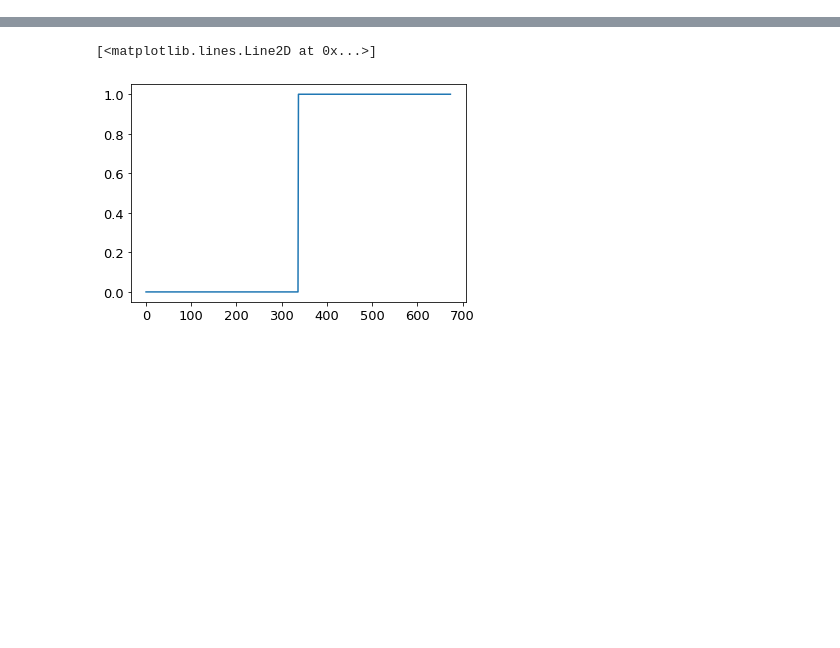
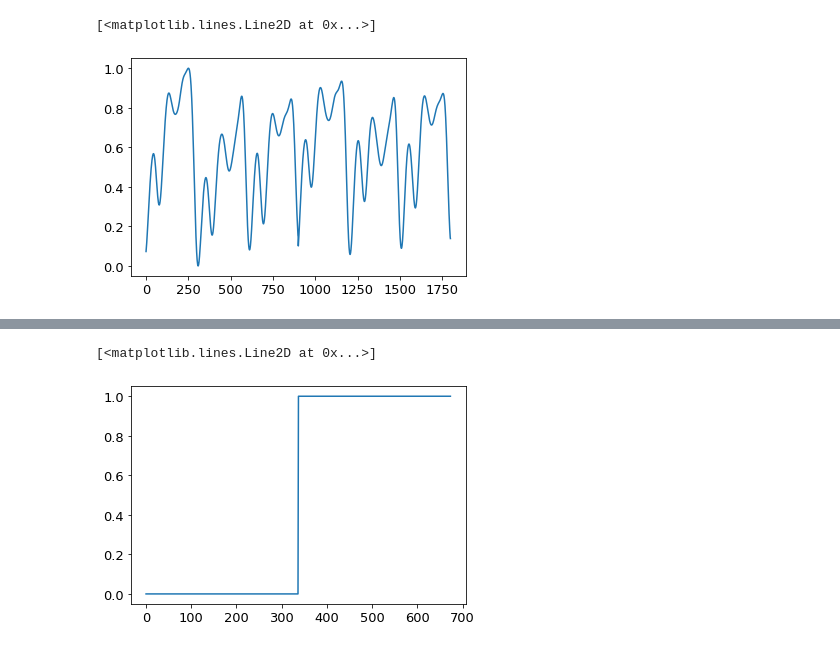
Before and after one commit to Innoversa/subject_variance_analysis, a Jupyter notebook: bin_classification.ipynb, the cells around one changed output, grey strips where cells are left out. Saved outputs shown, nothing was run; the diff lists cells and outputs as text; code cells hidden in the pictures; blank space fills up the shorter version.

```diff
--- a/bin_classification.ipynb
+++ b/bin_classification.ipynb
@@ -129,3 +135,10 @@ X = mm.fit_transform(X)
+# %%
+mm = MinMaxScaler()
+te = mm.fit_transform(X[0,:].reshape(-1,1))
+plt.plot(te)
+# %% [output]
+[<matplotlib.lines.Line2D at 0x...>]
+[figure, added]
 # %%
 import warnings
 warnings.filterwarnings('ignore')
```
Also changed, not shown: parts of 11 cells of this notebook, 1 other file.
